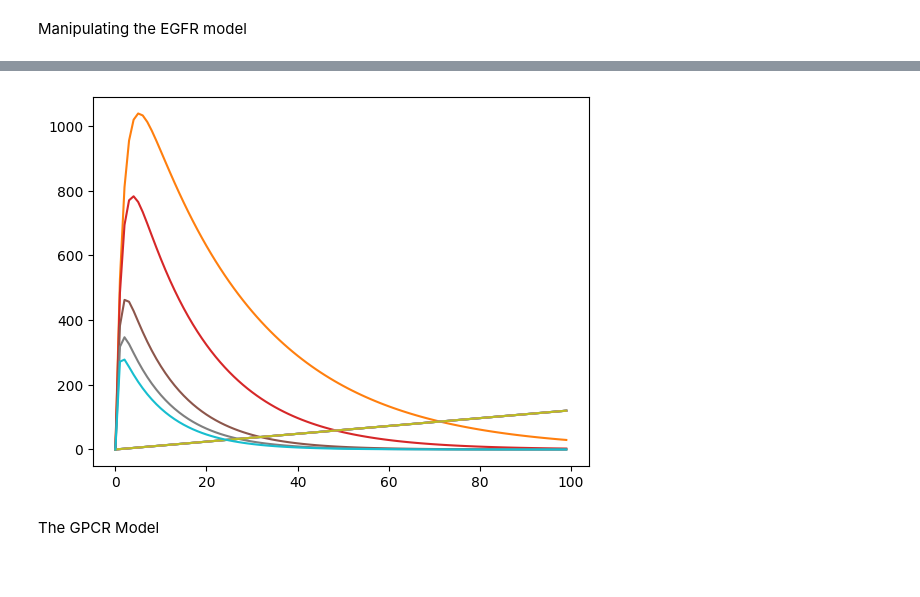
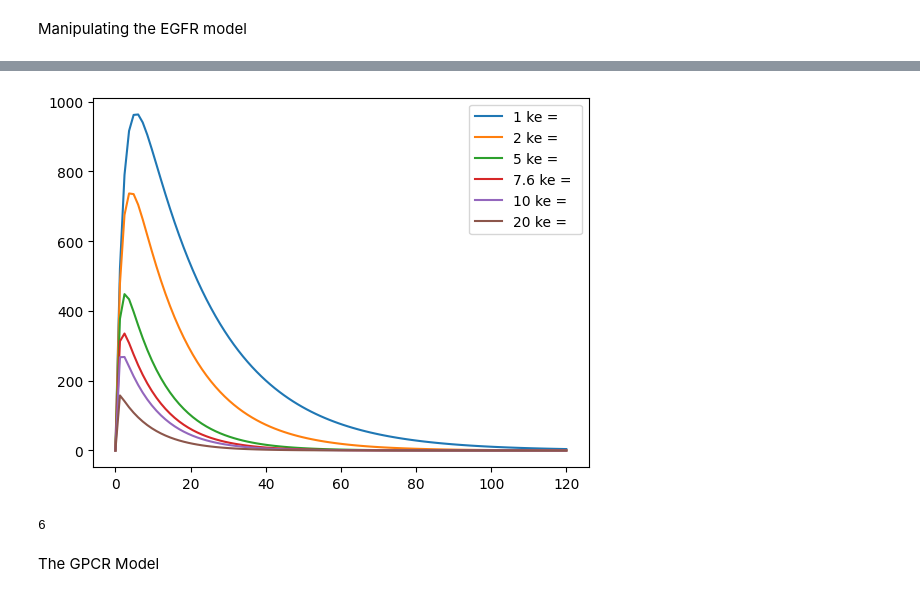
Before and after one commit to Ara101/Recapitulating-Shankaran2007-GPCR-model, a Jupyter notebook: GPCR_model/Shankaran_model.ipynb, the cells around one changed output, grey strips where cells are left out. Saved outputs shown, nothing was run; the diff lists cells and outputs as text; code cells hidden in the pictures.

```diff
--- a/GPCR_model/Shankaran_model.ipynb
+++ b/GPCR_model/Shankaran_model.ipynb
@@ -10,9 +57,12 @@ The intial EGFR Model
 # %%
+# combind ligand and receptor
 shankaran_model_EGFR = te.loada("""
 Ligand_receptor -> Surface_complex; Ligand_receptor*kon
 Surface_complex -> Ligand_receptor; Surface_complex*koff
 
 New_receptor -> Ligand_receptor; New_receptor*Vr
+Ligand_receptor -> Internailzed_Ligand_receptor; Ligand_receptor*kt
+
 Surface_complex -> Internalized_complex; Surface_complex*ke
 
 Ligand_receptor = 5961
@@ -27,3 +77,6 @@ Vr = kt*Rt
 Rt = 200000
 V = 0.0000000004
 """)
+shankaran_model_EGFR.reset()
+m = shankaran_model_EGFR.simulate(0, 120, 100)
+shankaran_model_EGFR.plot()
@@ -44,12 +132,19 @@ shankaran_model_EGFR.plot(result)
 # %%
+shankaran_model_EGFR.resetAll()
+count = 0
 for i in [1,2,5,7.6,10,20]:
-    shankaran_model_EGFR.reset()
+    shankaran_model_EGFR.resetToOrigin()
     shankaran_model_EGFR.ke = 0.15*i
-    result = shankaran_model_EGFR.simulate(0, 120, 100)
-    plt.plot(result)
+    result = shankaran_model_EGFR.simulate(0, 120, 100,['time','Surface_complex'])
+    plt.plot(result[:,0],result[:,1], label = '%s ke = '%i)
+    count += 1
+
+plt.legend()
 plt.show()
+print(count)
 # %% [output]
-[figure, old version]
+[figure, new version]
+6
 # %% [markdown]
 The GPCR Model
 # %%
```
Also changed, not shown: parts of 11 cells of this notebook.
